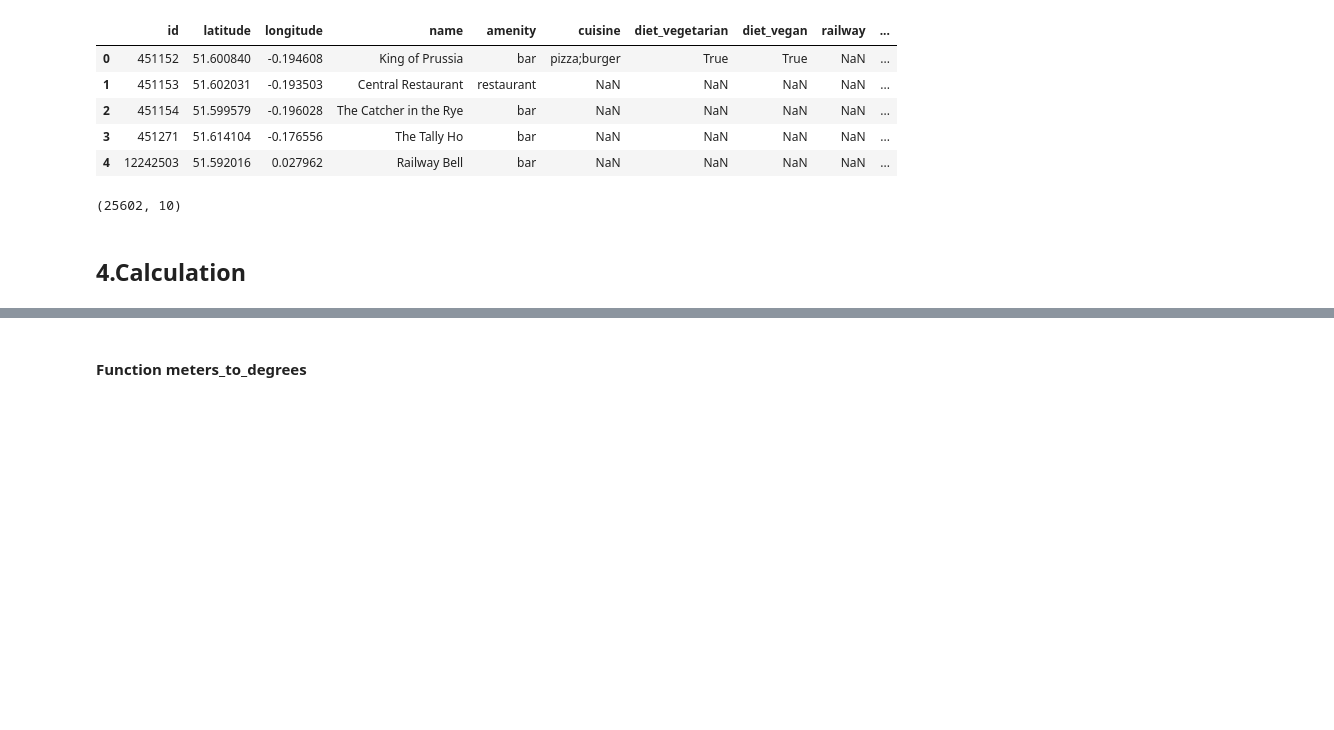
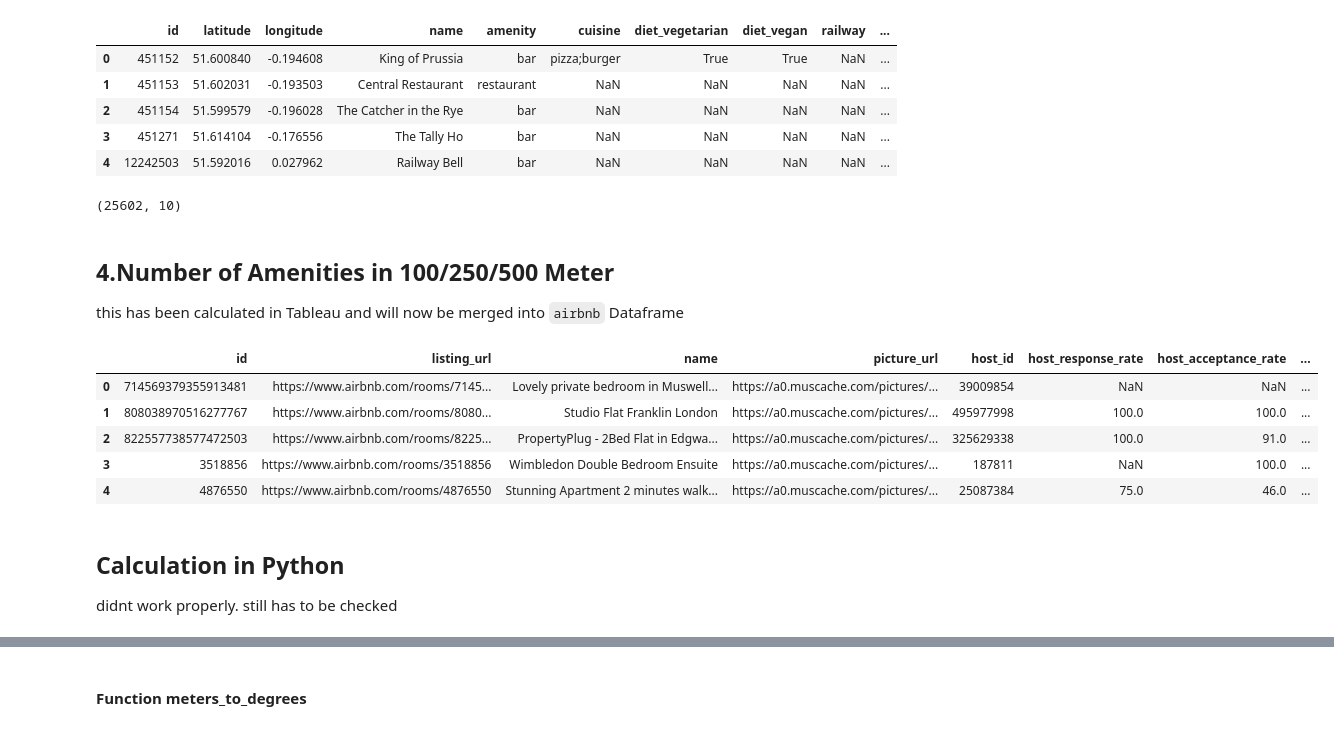
Before and after one commit to Jappler85/hh-23-1-airbnb, a Jupyter notebook: notebook_clean_21_04.ipynb, the cells around one changed output, grey strips where cells are left out. Saved outputs shown, nothing was run; the diff lists cells and outputs as text; code cells hidden in the pictures; blank space fills up the shorter version.

```diff
--- a/notebook_clean_21_04.ipynb
+++ b/notebook_clean_21_04.ipynb
@@ -556,5 +556,16 @@ osm_short.head()
 osm_short.shape
 # %% [output]
 (25602, 10)
-# %% [markdown]
-## 4.Calculation
+# %% [markdown]
+## 4.Number of Amenities in 100/250/500 Meter
+
+this has been calculated in Tableau and will now be merged into `airbnb` Dataframe
+# %%
+airbnb.head()
+# %% [output]
+|  | id | listing_url | name | picture_url | host_id | host_response_rate | host_acceptance_rate | ... |
+| 0 | 714569379355913481 | https://www.airbnb.com/rooms/7145... | Lovely private bedroom in Muswell... | https://a0.muscache.com/pictures/... | 39009854 | NaN | NaN | ... |
+| 1 | 808038970516277767 | https://www.airbnb.com/rooms/8080... | Studio Flat Franklin London | https://a0.muscache.com/pictures/... | 495977998 | 100.0 | 100.0 | ... |
+| 2 | 822557738577472503 | https://www.airbnb.com/rooms/8225... | PropertyPlug - 2Bed Flat in Edgwa... | https://a0.muscache.com/pictures/... | 325629338 | 100.0 | 91.0 | ... |
+| 3 | 3518856 | https://www.airbnb.com/rooms/3518856 | Wimbledon Double Bedroom Ensuite | https://a0.muscache.com/pictures/... | 187811 | NaN | 100.0 | ... |
+| 4 | 4876550 | https://www.airbnb.com/rooms/4876550 | Stunning Apartment 2 minutes walk... | https://a0.muscache.com/pictures/... | 25087384 | 75.0 | 46.0 | ... |
@@ -561 +580,5 @@ osm_short.shape
+# %% [markdown]
+## Calculation in Python
+
+didnt work properly. still has to be checked
 # %% [markdown]
```
Also changed, not shown: parts of 9 cells of this notebook.
